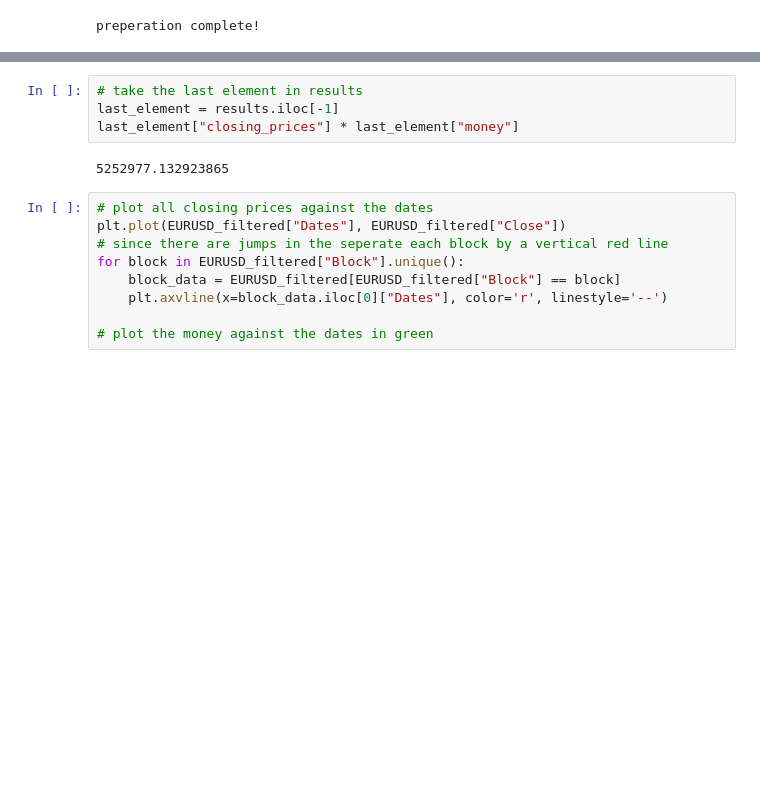
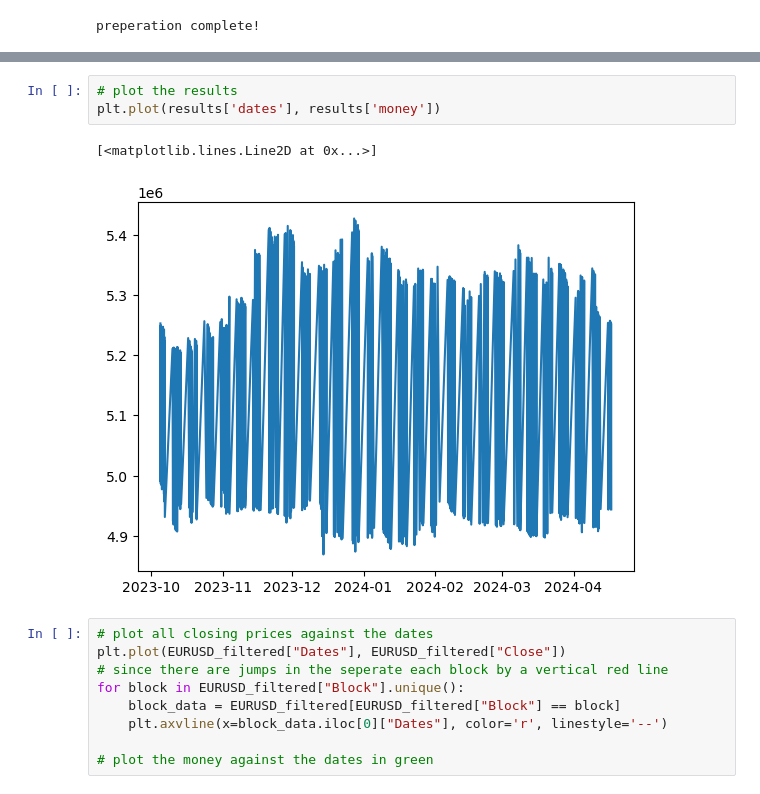
Before and after one commit to ArneTillmann/distributional-forex-prediction, a Jupyter notebook: strategy_analysis.ipynb, the cells around one changed output, grey strips where cells are left out. Saved outputs shown, nothing was run; the diff lists cells and outputs as text; blank space fills up the shorter version.

```diff
--- a/strategy_analysis.ipynb
+++ b/strategy_analysis.ipynb
@@ -70,9 +97,9 @@ results.tail()
-# %%
-# take the last element in results
-last_element = results.iloc[-1]
-last_element["closing_prices"] * last_element["money"]
-# %% [output]
-5252977.132923865
+# %%
+# plot the results
+plt.plot(results['dates'], results['money'])
+# %% [output]
+[<matplotlib.lines.Line2D at 0x...>]
+[figure, added]
 # %%
 # plot all closing prices against the dates
 plt.plot(EURUSD_filtered["Dates"], EURUSD_filtered["Close"])
```
Also changed, not shown: parts of 9 cells of this notebook, 1 other file.
